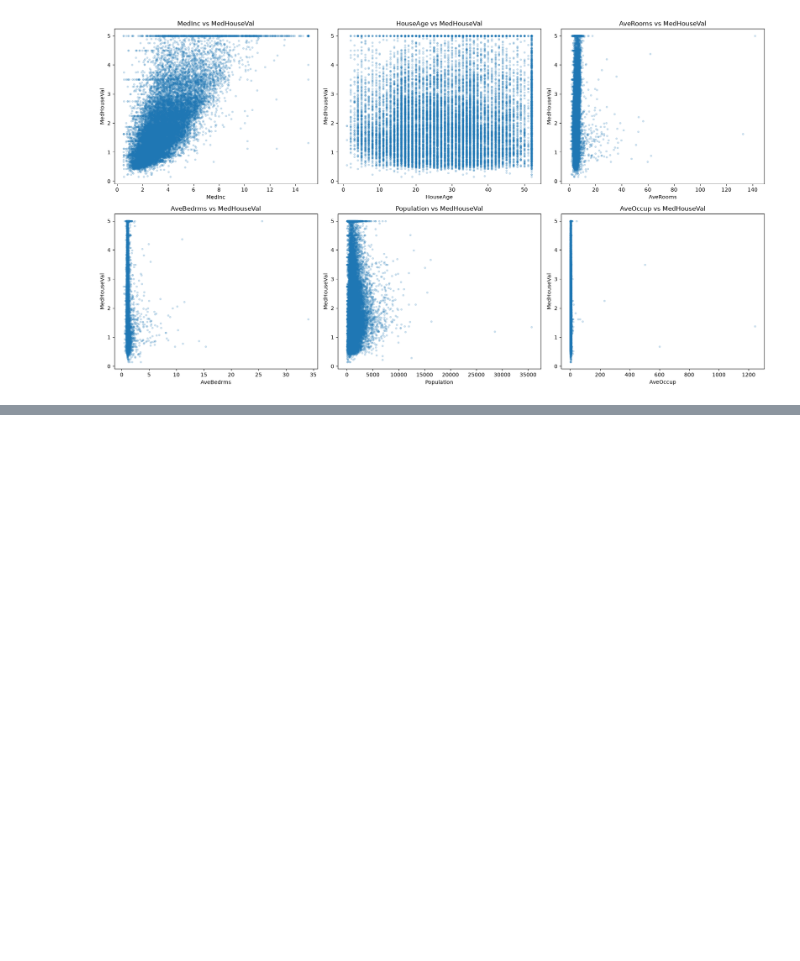
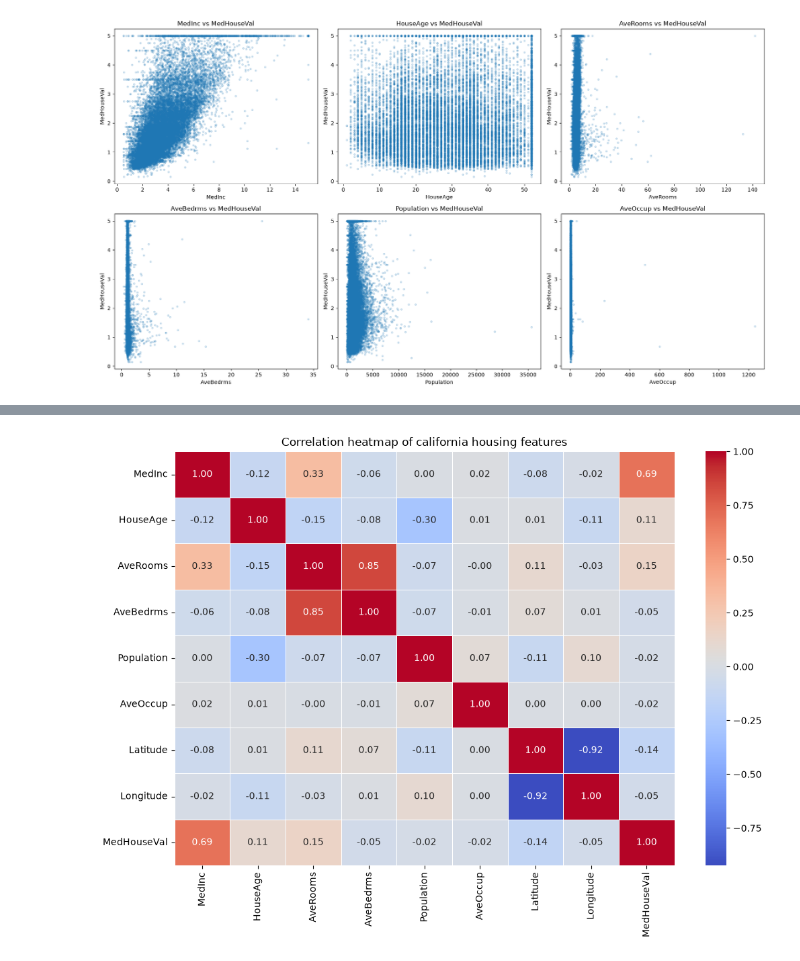
Before and after one commit to aaliya0704/House-Price-Predictor, a Jupyter notebook: house_price_predictor.ipynb, the cells around one changed output, grey strips where cells are left out. Saved outputs shown, nothing was run; the diff lists cells and outputs as text; code cells hidden in the pictures; blank space fills up the shorter version.

```diff
--- a/house_price_predictor.ipynb
+++ b/house_price_predictor.ipynb
@@ -304,3 +304,18 @@ correlation_matrix
 # 6. AveOccup = -0.023737 -> Very weak negative linear relationship.
 # 7. Latitude = -0.144160 -> Weak negative linear relationship.
 #  Longitude = -0.045967 -> Weak negative linear relationship.
+# %%
+# ACTION 6----
+# Visualizing the correlation matrix using a heatmap:
+plt.figure(figsize=(12,8))
+sns.heatmap(
+    correlation_matrix,
+    annot=True,
+    cmap="coolwarm",
+    fmt=".2f",
+    linewidths=0.5
+)
+plt.title("Correlation heatmap of california housing features")
+plt.show()
+# %% [output]
+[figure, added]
```
Also changed, not shown: parts of 6 cells of this notebook.
